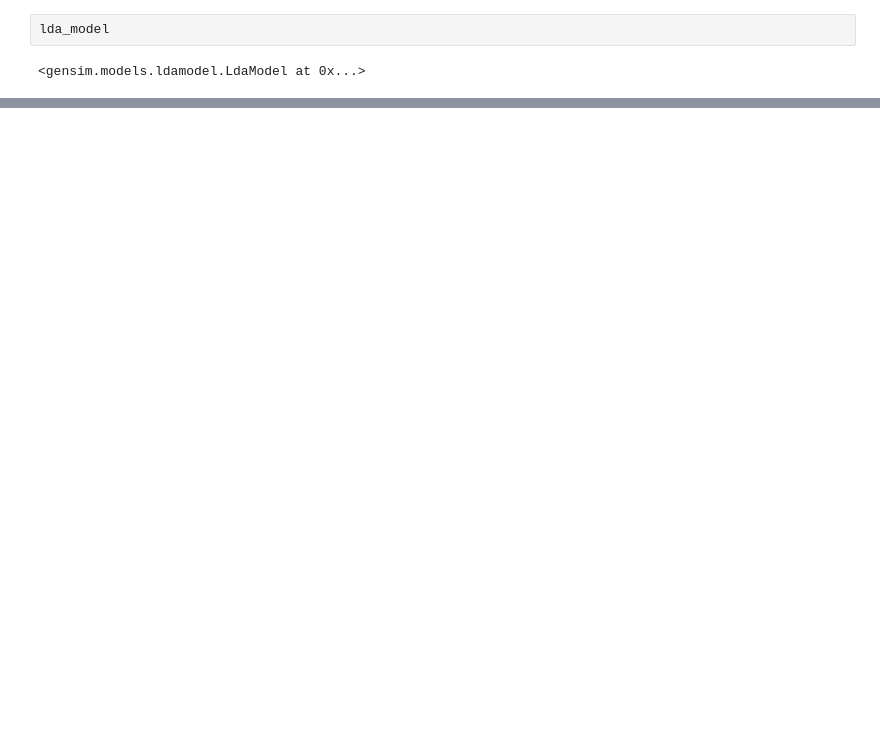
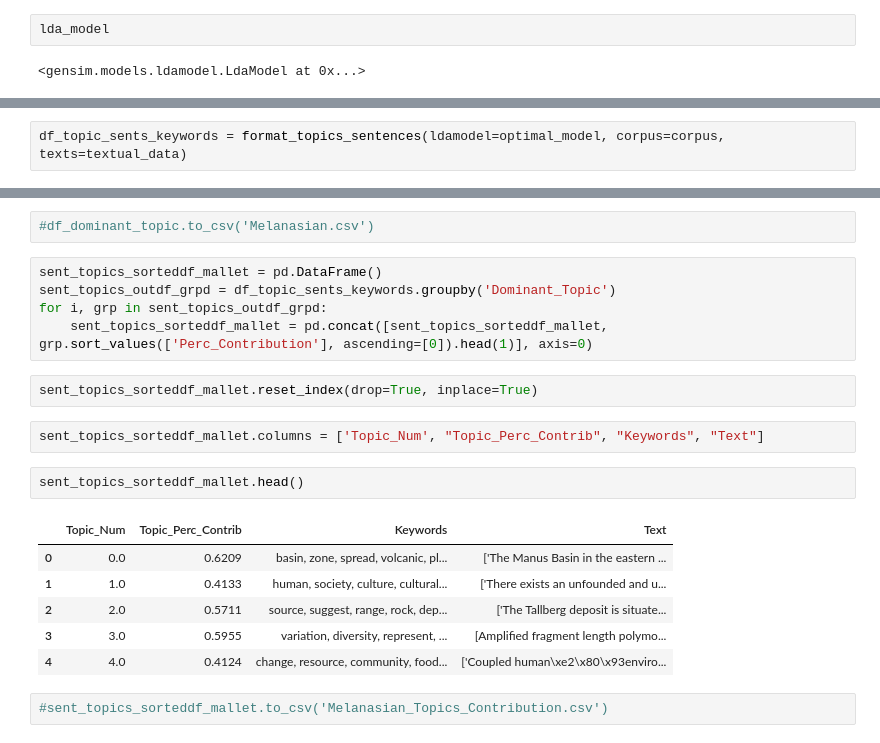
Before and after one commit to SarthakJShetty/Bias, a Jupyter notebook: notebooks/NLP_Engine.ipynb, the cells around one changed output, grey strips where cells are left out. Drawn from its saved outputs; the diff is of its cells as text; blank space fills up the shorter version.

```diff
--- a/notebooks/NLP_Engine.ipynb
+++ b/notebooks/NLP_Engine.ipynb
@@ -259,0 +339,2 @@ lda_model.print_topics()
+# %%
+df_topic_sents_keywords = format_topics_sentences(ldamodel=optimal_model, corpus=corpus, texts=textual_data)
@@ -259,0 +365,22 @@ lda_model.print_topics()
+# %%
+#df_dominant_topic.to_csv('Melanasian.csv')
+# %%
+sent_topics_sorteddf_mallet = pd.DataFrame()
+sent_topics_outdf_grpd = df_topic_sents_keywords.groupby('Dominant_Topic')
+for i, grp in sent_topics_outdf_grpd:
+    sent_topics_sorteddf_mallet = pd.concat([sent_topics_sorteddf_mallet, grp.sort_values(['Perc_Contribution'], ascending=[0]).head(1)], axis=0)
+# %%
+sent_topics_sorteddf_mallet.reset_index(drop=True, inplace=True)
+# %%
+sent_topics_sorteddf_mallet.columns = ['Topic_Num', "Topic_Perc_Contrib", "Keywords", "Text"]
+# %%
+sent_topics_sorteddf_mallet.head()
+# %% [output]
+|  | Topic_Num | Topic_Perc_Contrib | Keywords | Text |
+| 0 | 0.0 | 0.6209 | basin, zone, spread, volcanic, pl... | ['The Manus Basin in the eastern ... |
+| 1 | 1.0 | 0.4133 | human, society, culture, cultural... | ['There exists an unfounded and u... |
+| 2 | 2.0 | 0.5711 | source, suggest, range, rock, dep... | ['The Tallberg deposit is situate... |
+| 3 | 3.0 | 0.5955 | variation, diversity, represent, ... | [Amplified fragment length polymo... |
+| 4 | 4.0 | 0.4124 | change, resource, community, food... | ['Coupled human\xe2\x80\x93enviro... |
+# %%
+#sent_topics_sorteddf_mallet.to_csv('Melanasian_Topics_Contribution.csv')
```
Also changed, not shown: parts of 21 cells of this notebook.
